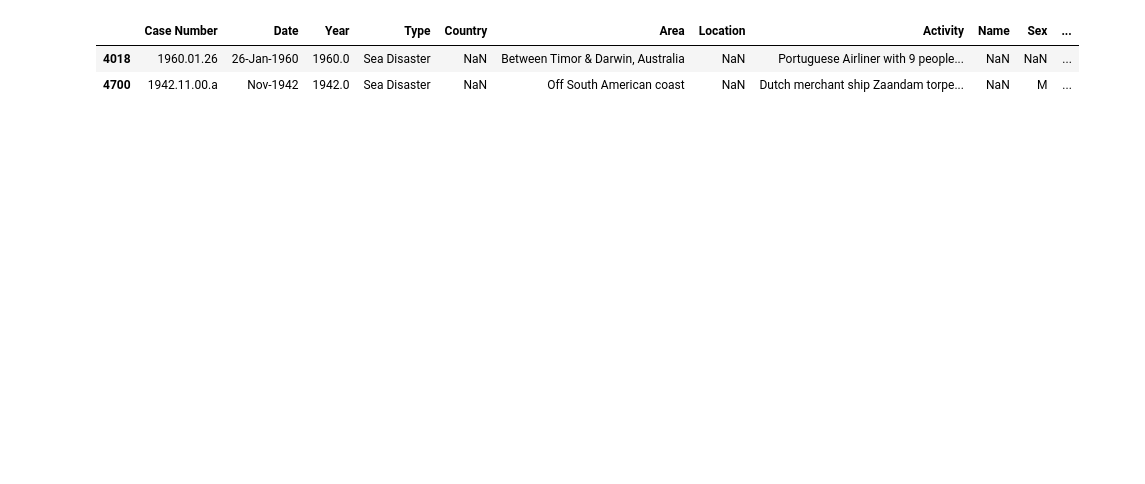
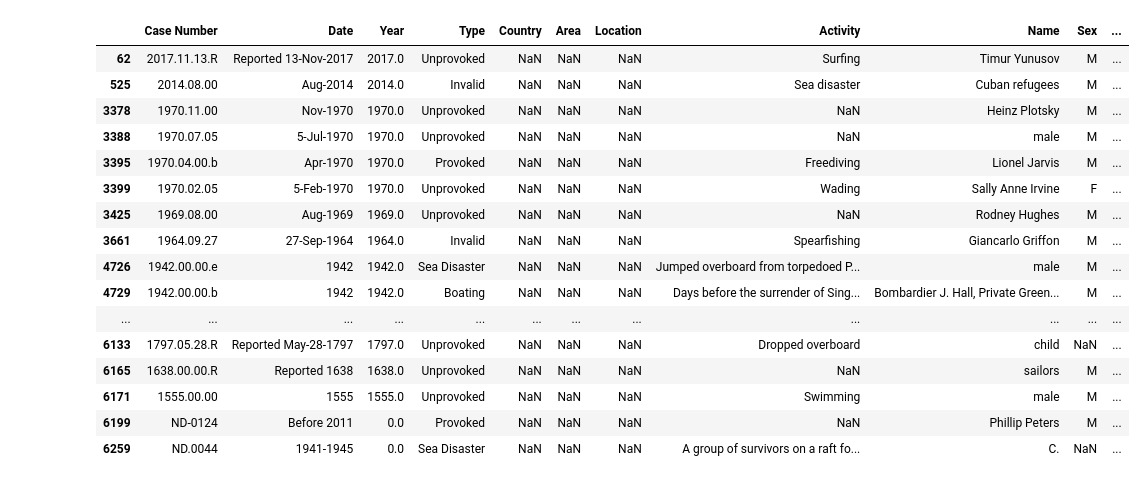
Before and after one commit to santiagofp9/Tiburon-a-la-vista-banista, a Jupyter notebook: Higiene.ipynb, the cells around one changed output. Cells and saved outputs as stored; diff of their text form; code cells hidden in the pictures; blank space fills up the shorter version.

```diff
--- a/Higiene.ipynb
+++ b/Higiene.ipynb
@@ -85,6 +78,21 @@ tibu.drop(tibu[(tibu.Country.isna() == 1) & (tibu.Date.isna() == 1)
 # %%
-tibu.loc[(tibu.Country.isna() == 1) & (tibu.Time.isna() == 1) & (tibu.Name.isna() == 1)]
+tibu[(tibu.Country.isna() == 1) & (tibu.Area.isna() == 1)
+                                           & (tibu.Location.isna() == 1)]
 # %% [output]
 |  | Case Number | Date | Year | Type | Country | Area | Location | Activity | Name | Sex | ... |
-| 4018 | 1960.01.26 | 26-Jan-1960 | 1960.0 | Sea Disaster | NaN | Between Timor & Darwin, Australia | NaN | Portuguese Airliner with 9 people... | NaN | NaN | ... |
-| 4700 | 1942.11.00.a | Nov-1942 | 1942.0 | Sea Disaster | NaN | Off South American coast | NaN | Dutch merchant ship Zaandam torpe... | NaN | M | ... |
+| 62 | 2017.11.13.R | Reported 13-Nov-2017 | 2017.0 | Unprovoked | NaN | NaN | NaN | Surfing | Timur Yunusov | M | ... |
+| 525 | 2014.08.00 | Aug-2014 | 2014.0 | Invalid | NaN | NaN | NaN | Sea disaster | Cuban refugees | M | ... |
+| 3378 | 1970.11.00 | Nov-1970 | 1970.0 | Unprovoked | NaN | NaN | NaN | NaN | Heinz Plotsky | M | ... |
+| 3388 | 1970.07.05 | 5-Jul-1970 | 1970.0 | Unprovoked | NaN | NaN | NaN | NaN | male | M | ... |
+| 3395 | 1970.04.00.b | Apr-1970 | 1970.0 | Provoked | NaN | NaN | NaN | Freediving | Lionel Jarvis | M | ... |
+| 3399 | 1970.02.05 | 5-Feb-1970 | 1970.0 | Unprovoked | NaN | NaN | NaN | Wading | Sally Anne Irvine | F | ... |
+| 3425 | 1969.08.00 | Aug-1969 | 1969.0 | Unprovoked | NaN | NaN | NaN | NaN | Rodney Hughes | M | ... |
+| 3661 | 1964.09.27 | 27-Sep-1964 | 1964.0 | Invalid | NaN | NaN | NaN | Spearfishing | Giancarlo Griffon | M | ... |
+| 4726 | 1942.00.00.e | 1942 | 1942.0 | Sea Disaster | NaN | NaN | NaN | Jumped overboard from torpedoed P... | male | M | ... |
+| 4729 | 1942.00.00.b | 1942 | 1942.0 | Boating | NaN | NaN | NaN | Days before the surrender of Sing... | Bombardier J. Hall, Private Green... | M | ... |
+| ... | ... | ... | ... | ... | ... | ... | ... | ... | ... | ... | ... |
+| 6133 | 1797.05.28.R | Reported May-28-1797 | 1797.0 | Unprovoked | NaN | NaN | NaN | Dropped overboard | child | NaN | ... |
+| 6165 | 1638.00.00.R | Reported 1638 | 1638.0 | Unprovoked | NaN | NaN | NaN | NaN | sailors | M | ... |
+| 6171 | 1555.00.00 | 1555 | 1555.0 | Unprovoked | NaN | NaN | NaN | Swimming | male | M | ... |
+| 6199 | ND-0124 | Before 2011 | 0.0 | Provoked | NaN | NaN | NaN | NaN | Phillip Peters | M | ... |
+| 6259 | ND.0044 | 1941-1945 | 0.0 | Sea Disaster | NaN | NaN | NaN | A group of survivors on a raft fo... | C. | NaN | ... |
```
Also changed, not shown: parts of 19 cells of this notebook, 2 other files.
